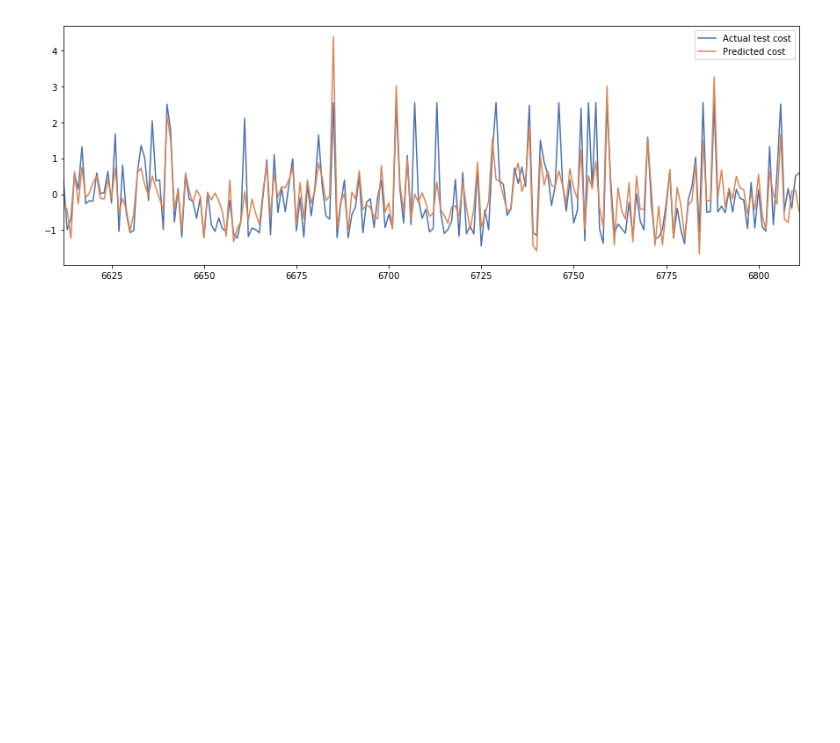
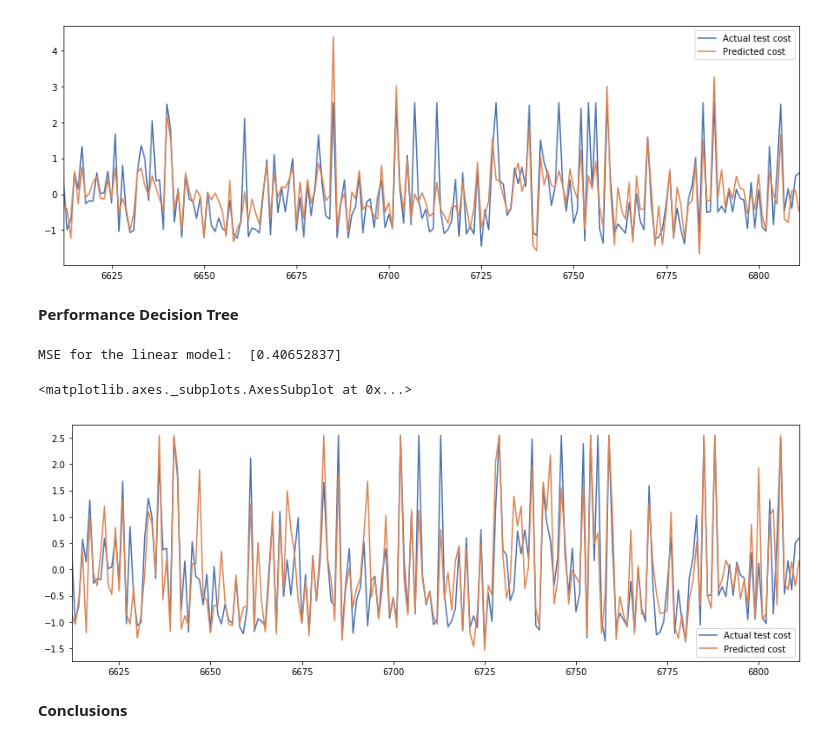
Before and after one commit to AndresUrregoAngel/CBB, a Jupyter notebook: AI/Intro_AI/intra/IntraCaliforniaHousing.ipynb, the cells around one changed output. Saved outputs shown, nothing was run; the diff lists cells and outputs as text; code cells hidden in the pictures; blank space fills up the shorter version.

```diff
--- a/AI/Intro_AI/intra/IntraCaliforniaHousing.ipynb
+++ b/AI/Intro_AI/intra/IntraCaliforniaHousing.ipynb
@@ -81,0 +96,11 @@ y_test = scalery.transform(y_test.reshape(-1,1))
+# %%
+import numpy as np
+from sklearn.decomposition import PCA
+
+pca = PCA(n_components=4)
+pc_train = pca.fit_transform(X_train)
+pc_test = pca.fit_transform(X_test)
+X_train = np.array(pc_train)
+X_test = np.array(pc_test)
+
+print("The dimensions for X train after the PCA: ",X_train[0])
@@ -100,7 +127,8 @@ pred_lr_y.shape
 from sklearn import tree
 
 #Build model
-model_tree = tree.DecisionTreeClassifier(max_depth=2)
+# model_tree = tree.DecisionTreeClassifier(max_depth=2)
+model_tree = tree.DecisionTreeRegressor(random_state=0)
 model_tree.fit(X_train,y_train)
 
 #Predictions for classifier
@@ -132,3 +157,18 @@ Linear model coeficient:  [[ 0.72665467  0.10016661 -0.25074942  0.29500214 -0.0
 MSE for the linear model:  [0.39371863]
 <matplotlib.axes._subplots.AxesSubplot at 0x...>
 [figure]
+# %% [markdown]
+**Performance Decision Tree**
+# %%
+
+print("MSE for the linear model: ",metrics.mean_squared_error(y_test,pred_tree_y ,multioutput='raw_values'))  #Best score 0.0 wich means no error
+
+
+resultDF=pd.DataFrame({'Actual test cost':y_testg, 'Predicted cost':pred_tree_y})
+resultDF.sort_index()[-200:].plot(figsize=(15,5))
+# %% [output]
+MSE for the linear model:  [0.40652837]
+<matplotlib.axes._subplots.AxesSubplot at 0x...>
+[figure, added]
+# %% [markdown]
+**Conclusions**
```
Also changed, not shown: parts of 7 cells of this notebook.
